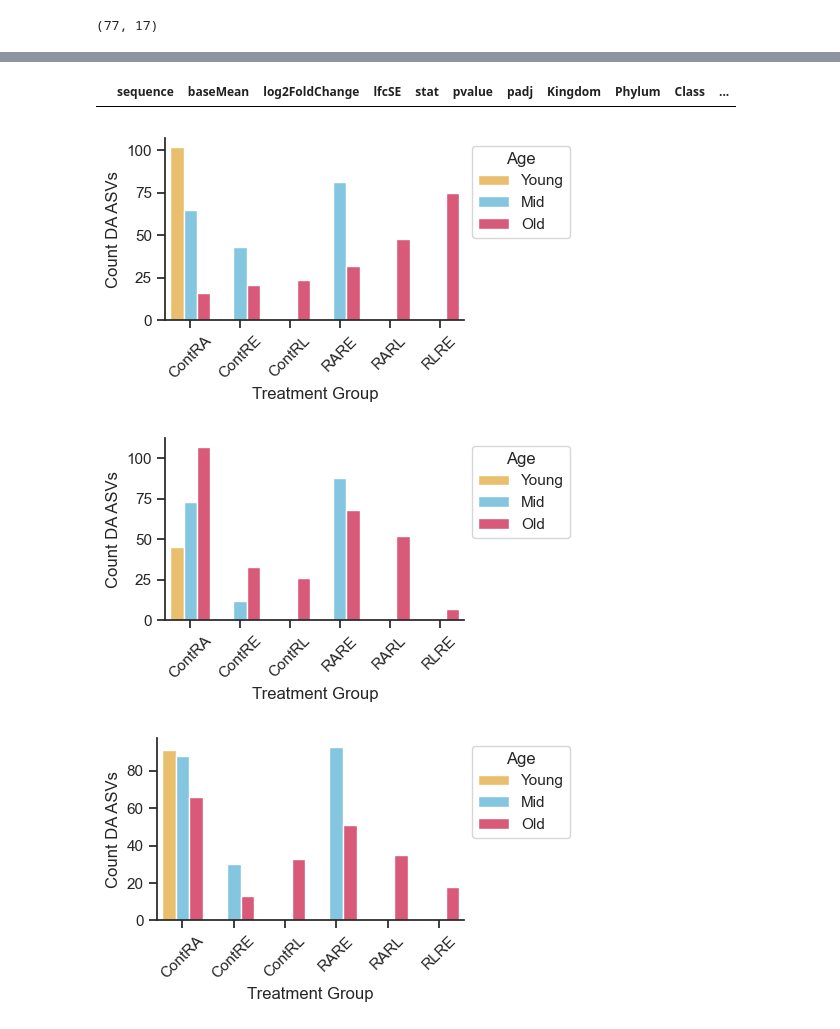
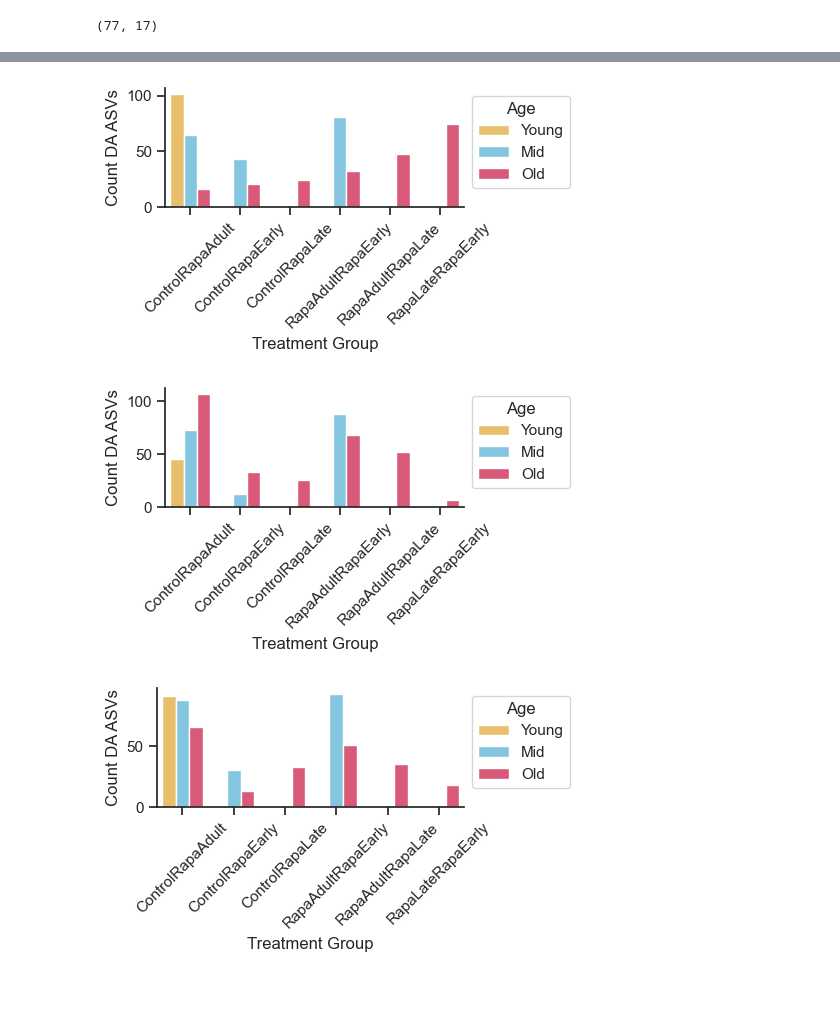
Before and after one commit to carolinamonzo/SG_MemoryRapamycin, a Jupyter notebook: new_rapamycin/scripts/ContRapaAdult_sex_DA.ipynb, the cells around one changed output, grey strips where cells are left out. Cells and saved outputs as stored; diff of their text form; code cells hidden in the pictures; blank space fills up the shorter version.

```diff
--- a/new_rapamycin/scripts/ContRapaAdult_sex_DA.ipynb
+++ b/new_rapamycin/scripts/ContRapaAdult_sex_DA.ipynb
@@ -41,7 +41,7 @@ fasta_tuples = list(zip(identifiers, seqs))
 df_fa = pd.DataFrame(fasta_tuples, columns = ["OTU", "sequence"])
 # %%
 # Define the directory containing the files
-data_dir = "../analysis/deseq_timepoints/"
+data_dir = "../analysis/deseq_timepoints_new/"
 
 # List all files in the directory
 all_files = os.listdir(data_dir)
@@ -250,36 +250,30 @@ plt.savefig(f"{path}/sexcompbyage_barplot_difabund_{new_day}.pdf", bbox_inches='
-# %%
-female_df
-# %% [output]
-|  | sequence | baseMean | log2FoldChange | lfcSE | stat | pvalue | padj | Kingdom | Phylum | Class | ... |
 # %%
-paletteage = {"Young":"#FDC659", "Mid":"#74CDF0", "Old":"#EE446F"}
-
 def barplots_numdif2(df, paletteage, nam):
     custom_params = {"axes.spines.right": False, "axes.spines.top": False}
     sns.set_theme(style="ticks", rc=custom_params)
 
     fig, ax = plt.subplots(figsize = (5, 3))
     # Create the bar plot
     sns.countplot(df, x="Comparison", hue="Age",
-                 hue_order = ["Young", "Mid", "Old"], order = ["ContRA", "ContRE", "ContRL",
-                    "RARE", "RARL", "RLRE"], palette = paletteage)
+                 hue_order = ["Young", "Mid", "Old"], order = ["ControlRapaAdult", "ControlRapaEarly", "ControlRapaLate",
+                    "RapaAdultRapaEarly", "RapaAdultRapaLate", "RapaLateRapaEarly"], palette = paletteage)
 
     plt.xlabel("Treatment Group")
     plt.ylabel("Count DA ASVs")
     plt.xticks(rotation=45)  # rotate x-axis labels for better readability
     sns.move_legend(ax, "upper left", bbox_to_anchor=(1, 1))
 
     matplotlib.rcParams['pdf.fonttype'] = 42
     plt.tight_layout()
     plt.savefig(f"{path}/{nam}_barplot_difabund_{new_day}.pdf", bbox_inches='tight')
 
 barplots_numdif2(male_df, paletteage, "malecomp")
 barplots_numdif2(female_df, paletteage, "femalecomp")
 barplots_numdif2(comb_df, paletteage, "combinedcomp")
 # %% [output]
-[figure, old version]
+[figure, new version]
-[figure, old version]
+[figure, new version]
-[figure, old version]
+[figure, new version]
 # %%
 mer["Genus"].unique() ['Candidatus_Arthromitus', 'Lachnospiraceae_UCG-001',
                       'Ruminiclostridium_5', 'Lachnoclostridium',
```
Also changed, not shown: parts of 20 cells of this notebook.
